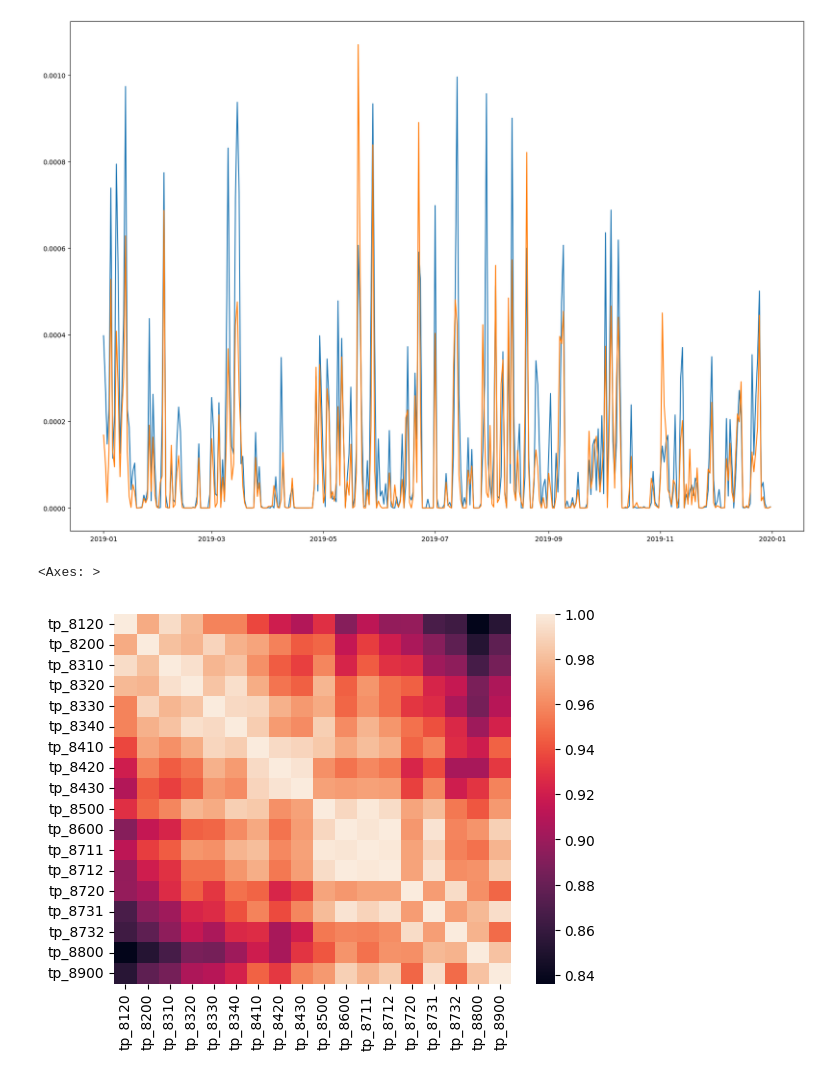
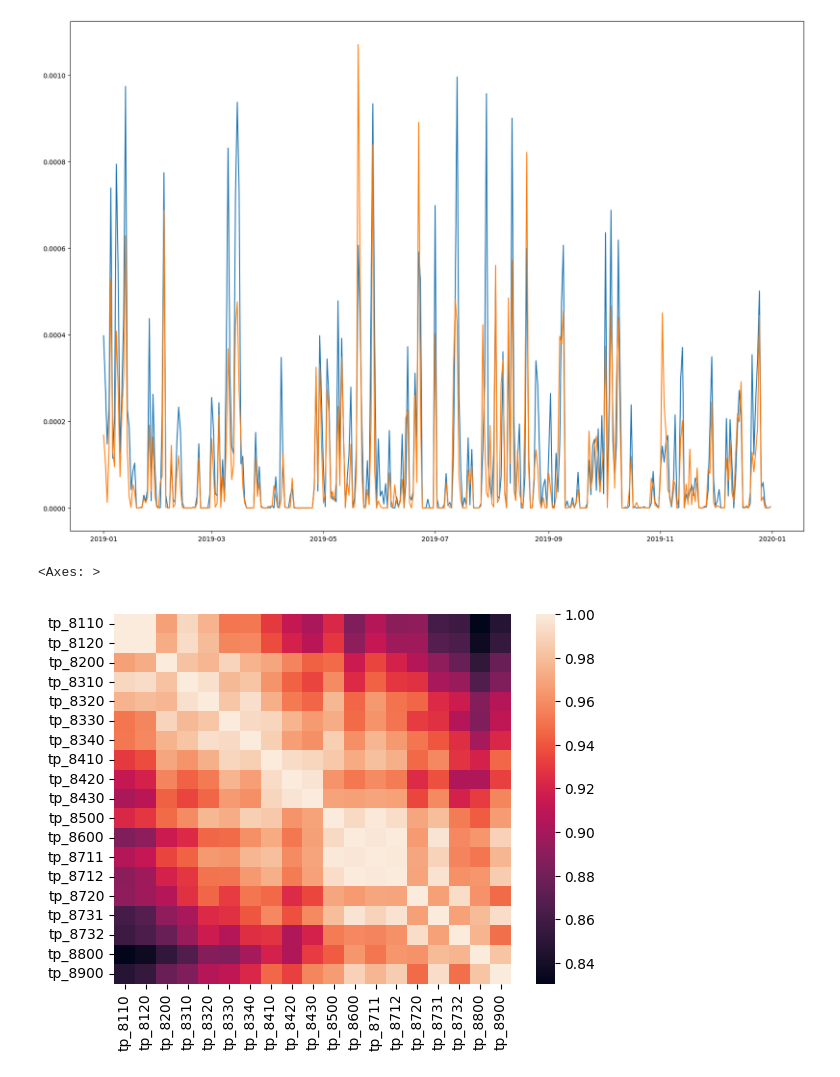
Before and after one commit to henrifnk/Seminar_ClimateNStatistics, a Jupyter notebook: work/07-hydroLSTM/notebooks/data_analysis.ipynb, the cells around one changed output. Saved outputs shown, nothing was run; the diff lists cells and outputs as text; code cells hidden in the pictures.

Commit message:
added different plots analyzing the streamflows

```diff
--- a/work/07-hydroLSTM/notebooks/data_analysis.ipynb
+++ b/work/07-hydroLSTM/notebooks/data_analysis.ipynb
@@ -165,7 +342,7 @@ plt.plot(meteo_df['tp_8120']['2019'])
 [<matplotlib.lines.Line2D at 0x...>]
 [figure]
 # %%
-sns.heatmap(meteo_df[list(meteo_df.columns[-18:])].corr())
+sns.heatmap(meteo_df[[col for col in meteo_df.columns if 'tp' in col]].corr())
 # %% [output]
 <Axes: >
-[figure, old version]
+[figure, new version]
```
Also changed, not shown: parts of 18 cells of this notebook, 1 other file.
